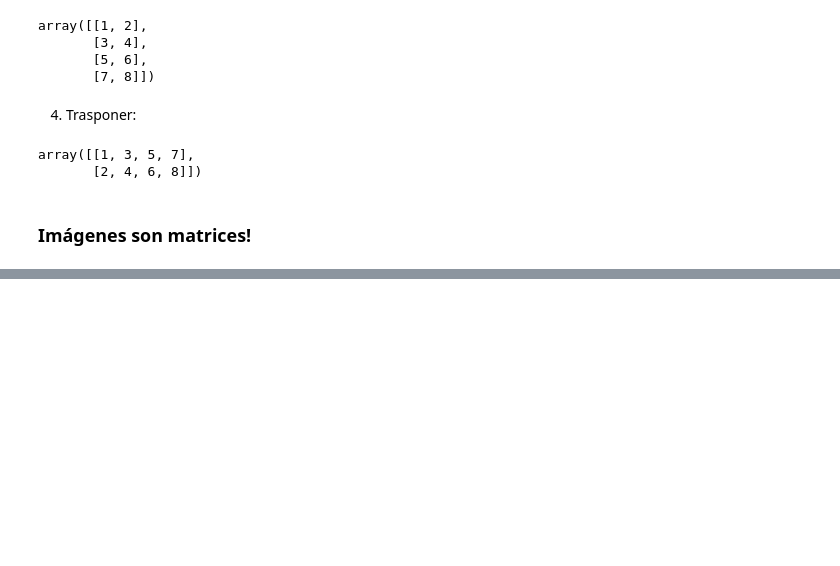
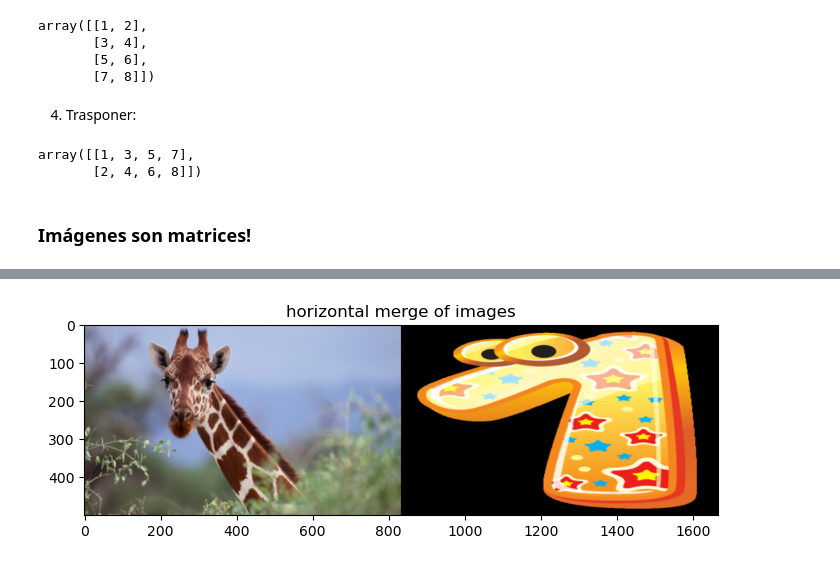
Before and after one commit to reula/algebra-python, a Jupyter notebook: algebra.ipynb, the cells around one changed output, grey strips where cells are left out. Drawn from its saved outputs; the diff is of its cells as text; code cells hidden in the pictures; blank space fills up the shorter version.

```diff
--- a/algebra.ipynb
+++ b/algebra.ipynb
@@ -415,0 +469,28 @@ array([[1, 3, 5, 7],
+# %%
+# Resize the images to the same height
+height = 500
+width1 = int(img1.shape[1] * height / img1.shape[0])
+width2 = int(img2.shape[1] * height / img2.shape[0])
+img1 = cv2.resize(img1, (width1, height))
+img2 = cv2.resize(img2, (width2, height))
+
+# Create a black canvas to place the images side by side
+canvas = np.zeros((height, width1 + width2, 3), dtype=np.uint8)
+
+# Place the first image on the left side of the canvas
+canvas[:, :width1, :] = img1
+
+# Place the second image on the right side of the canvas
+canvas[:, width1:, :] = img2
+
+# Display the merged image
+#cv2.imshow('Merged Image', canvas)
+#cv2.waitKey(0)
+#cv2.destroyAllWindows()
+
+
+plt.imshow(cv2.cvtColor(canvas, cv2.COLOR_BGR2RGB))
+plt.title('horizontal merge of images')
+plt.show()
+# %% [output]
+[figure, added]
```
Also changed, not shown: parts of 32 cells of this notebook.
